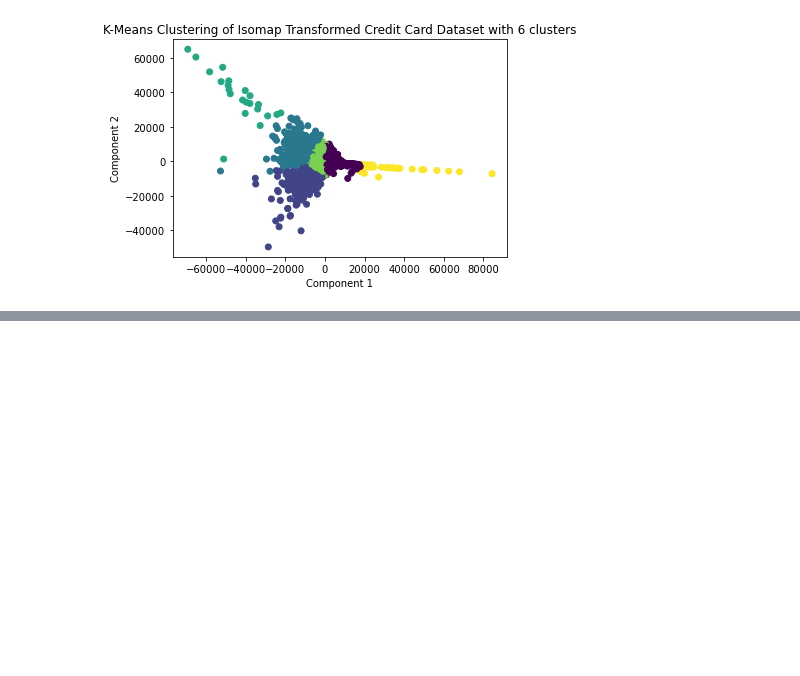
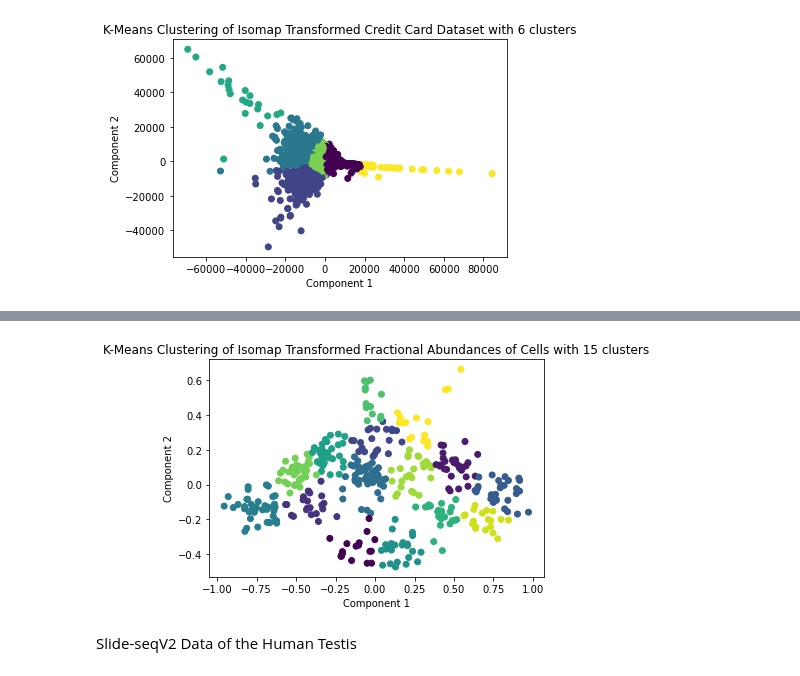
Before and after one commit to krutalp/MCFDS-Manifold-Learning, a Jupyter notebook: IsoMap.ipynb, the cells around one changed output, grey strips where cells are left out. Saved outputs shown, nothing was run; the diff lists cells and outputs as text; code cells hidden in the pictures; blank space fills up the shorter version.

```diff
--- a/IsoMap.ipynb
+++ b/IsoMap.ipynb
@@ -135,0 +130,16 @@ plt.show()
+# %%
+# Perform k-means clustering on the transformed data with optimal k
+optimal_k = 15  # Set to the k value with the elbow method or another method of your choice
+kmeans = KMeans(n_clusters=optimal_k, random_state=42)
+kmeans_clusters = kmeans.fit_predict(isomap_data)
+
+# Create a scatter plot of the transformed data, colored by cluster
+plt.scatter(isomap_data[:, 0], isomap_data[:, 1], c=kmeans_clusters)
+plt.title(f"K-Means Clustering of Isomap Transformed Fractional Abundances of Cells with {optimal_k} clusters")
+plt.xlabel("Component 1")
+plt.ylabel("Component 2")
+plt.show()
+# %% [output]
+[figure, added]
+# %% [markdown]
+Slide-seqV2 Data of the Human Testis
```
Also changed, not shown: parts of 12 cells of this notebook, 1 other file.
